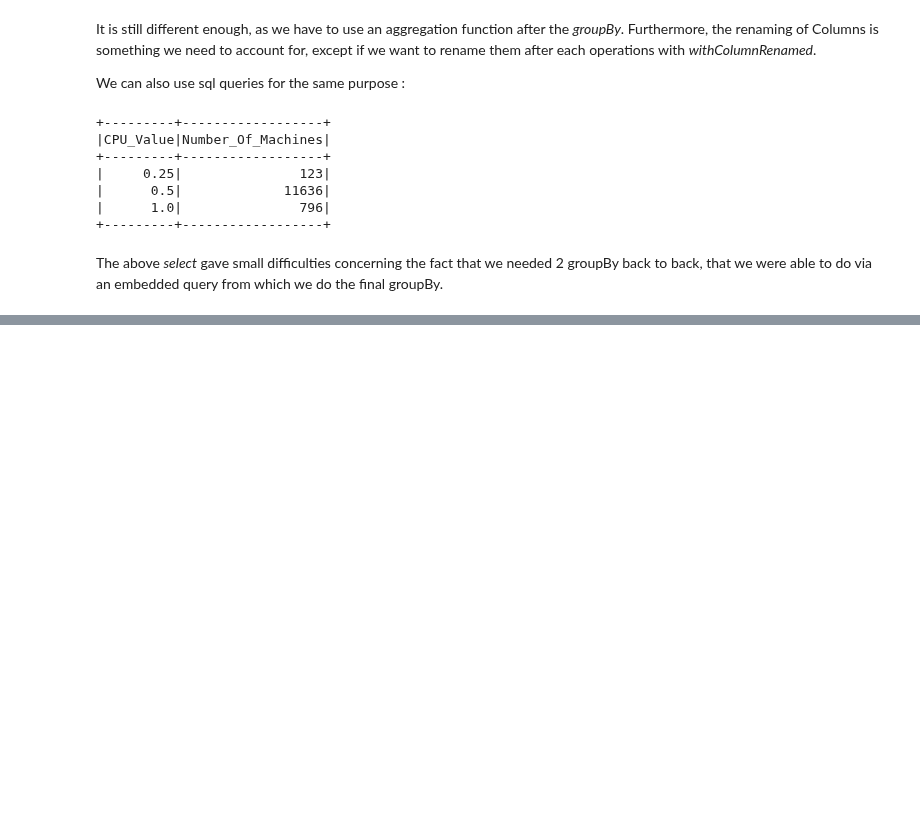
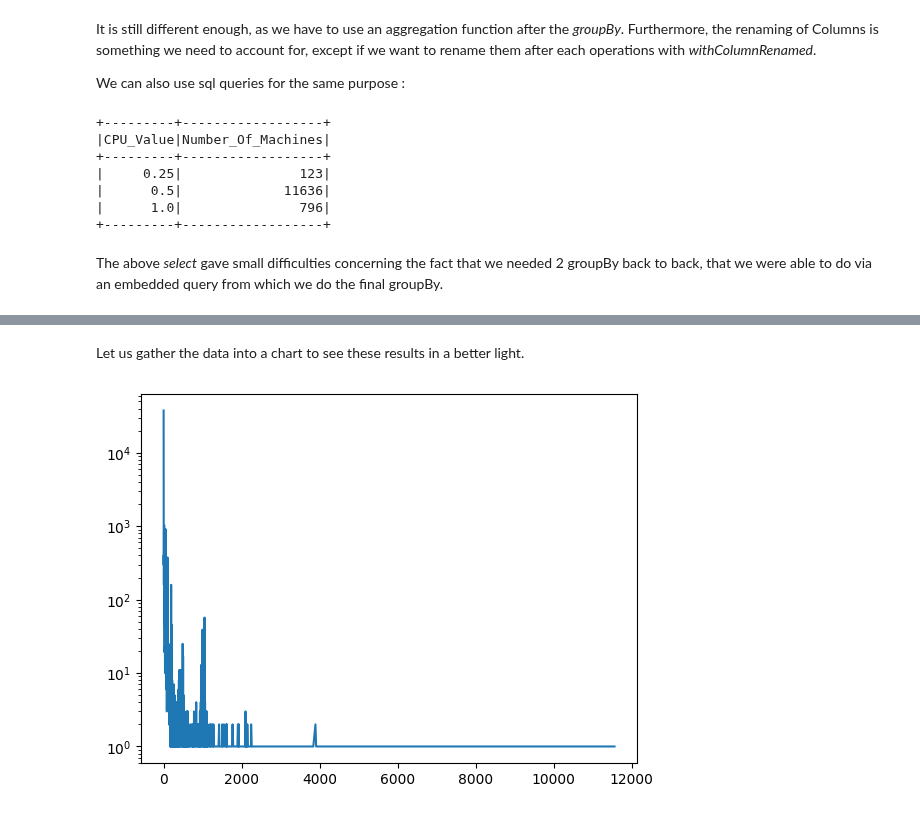
Before and after one commit to EltRnl/SparkProject, a Jupyter notebook: analysis_bis.ipynb, the cells around one changed output, grey strips where cells are left out. Drawn from its saved outputs; the diff is of its cells as text; code cells hidden in the pictures; blank space fills up the shorter version.

Commit message:
Finished the DataFrame part, ready for merging

```diff
--- a/analysis_bis.ipynb
+++ b/analysis_bis.ipynb
@@ -552,0 +737,12 @@ For this question, we need to group job events
+# %%
+different_machines_histogram = task_events.filter(task_events.machine_ID.isNotNull())\
+    .groupBy("job_ID") \
+    .agg(F.count_distinct(task_events.machine_ID)) \
+    .groupBy("count(machine_ID)") \
+    .agg({"job_ID":"count"}) \
+    .orderBy("count(machine_ID)") \
+    .withColumnRenamed("count(machine_ID)","nb_machine") \
+    .withColumnRenamed("count(job_ID)","count") \
+    .cache()
+
+different_machines_histogram.show()
@@ -552,0 +767,17 @@ For this question, we need to group job events
+# %% [markdown]
+Let us gather the data into a chart to see these results in a better light.
+# %%
+iterator = different_machines_histogram.toLocalIterator()
+X = []
+Y = []
+
+for row in iterator:
+    d = row.asDict()
+    X += [d["nb_machine"]]
+    Y += [d["count"]]
+# %%
+plt.plot(X,Y)
+plt.yscale("log")
+plt.show()
+# %% [output]
+[figure, added]
```
Also changed, not shown: parts of 26 cells of this notebook.
